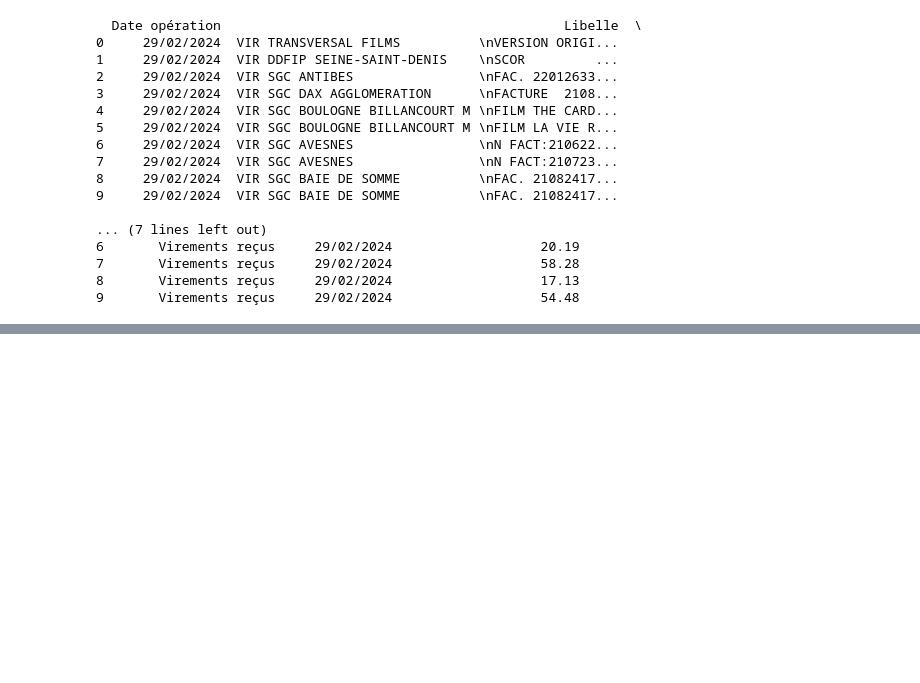
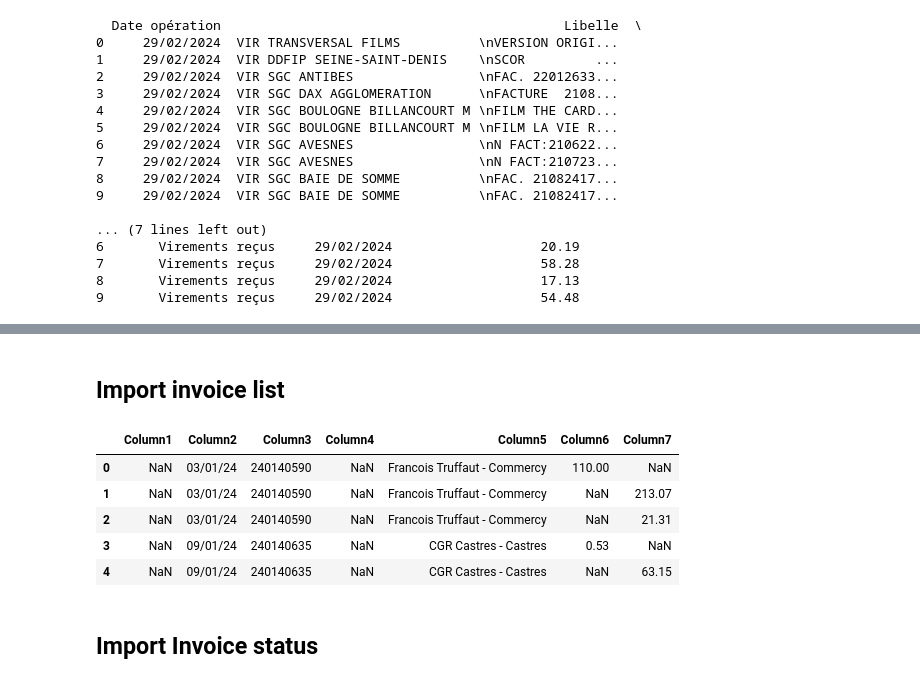
Before and after one commit to messi9999/bank-data-processing, a Jupyter notebook: test.ipynb, the cells around one changed output, grey strips where cells are left out. Cells and saved outputs as stored; diff of their text form; code cells hidden in the pictures; blank space fills up the shorter version.

```diff
--- a/test.ipynb
+++ b/test.ipynb
@@ -109,0 +163,6 @@ Virements reçus
+# %% [markdown]
+## Import invoice list
+# %%
+def load_excel_data_without_header(file_path: str):
+    df = pd.read_excel(file_path, header=None)
+    return df
@@ -109,0 +175,20 @@ Virements reçus
+# %%
+file_name = file_names["file_names"][0]
+data = load_excel_data_without_header(file_path=f"excels/{file_name}")
+# Get the number of columns in the DataFrame
+num_columns = data.shape[1]
+
+# Generate column names based on the number of columns
+column_names = [f'Column{i+1}' for i in range(num_columns)]
+
+# Assign the generated column names to the DataFrame
+data.columns = column_names
+# %%
+data.head()
+# %% [output]
+|  | Column1 | Column2 | Column3 | Column4 | Column5 | Column6 | Column7 |
+| 0 | NaN | 03/01/24 | 240140590 | NaN | Francois Truffaut - Commercy | 110.00 | NaN |
+| 1 | NaN | 03/01/24 | 240140590 | NaN | Francois Truffaut - Commercy | NaN | 213.07 |
+| 2 | NaN | 03/01/24 | 240140590 | NaN | Francois Truffaut - Commercy | NaN | 21.31 |
+| 3 | NaN | 09/01/24 | 240140635 | NaN | CGR Castres - Castres | 0.53 | NaN |
+| 4 | NaN | 09/01/24 | 240140635 | NaN | CGR Castres - Castres | NaN | 63.15 |
@@ -109,0 +197,2 @@ Virements reçus
+# %% [markdown]
+## Import Invoice status
```
Also changed, not shown: parts of 17 cells of this notebook, 10 other files.
